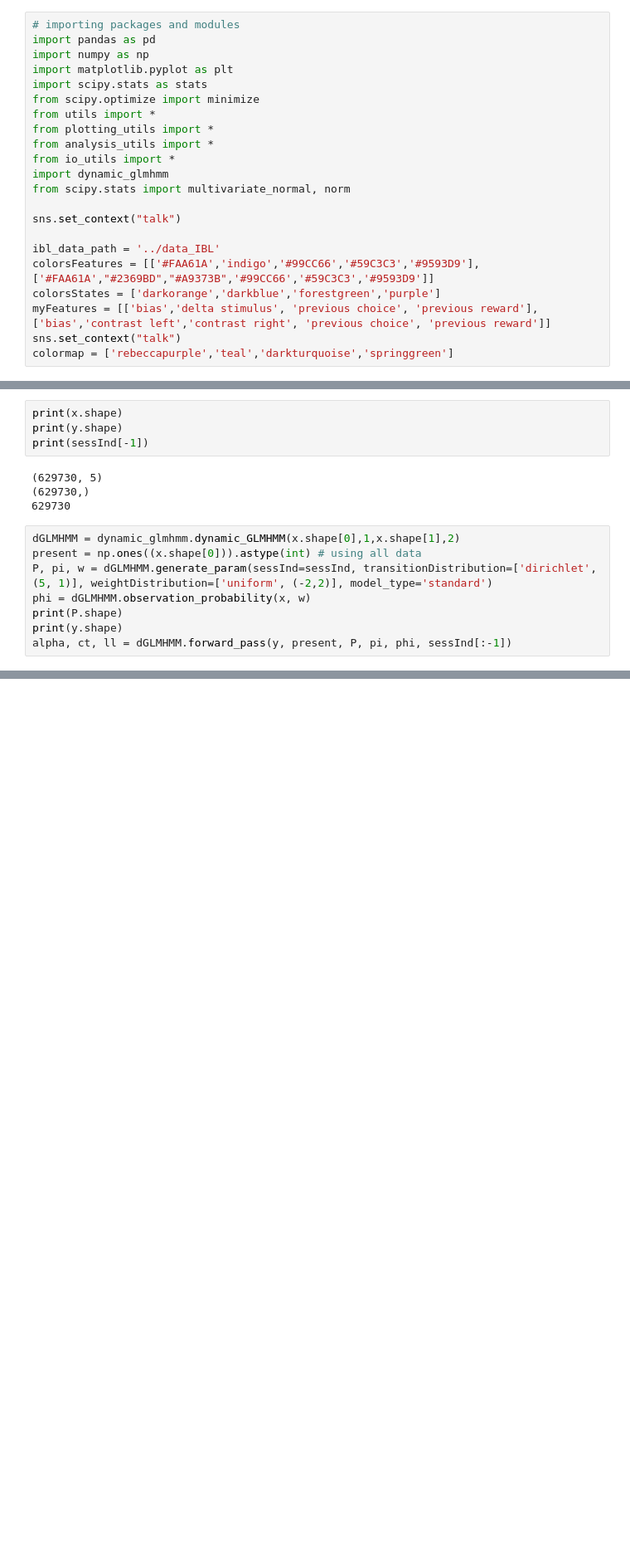
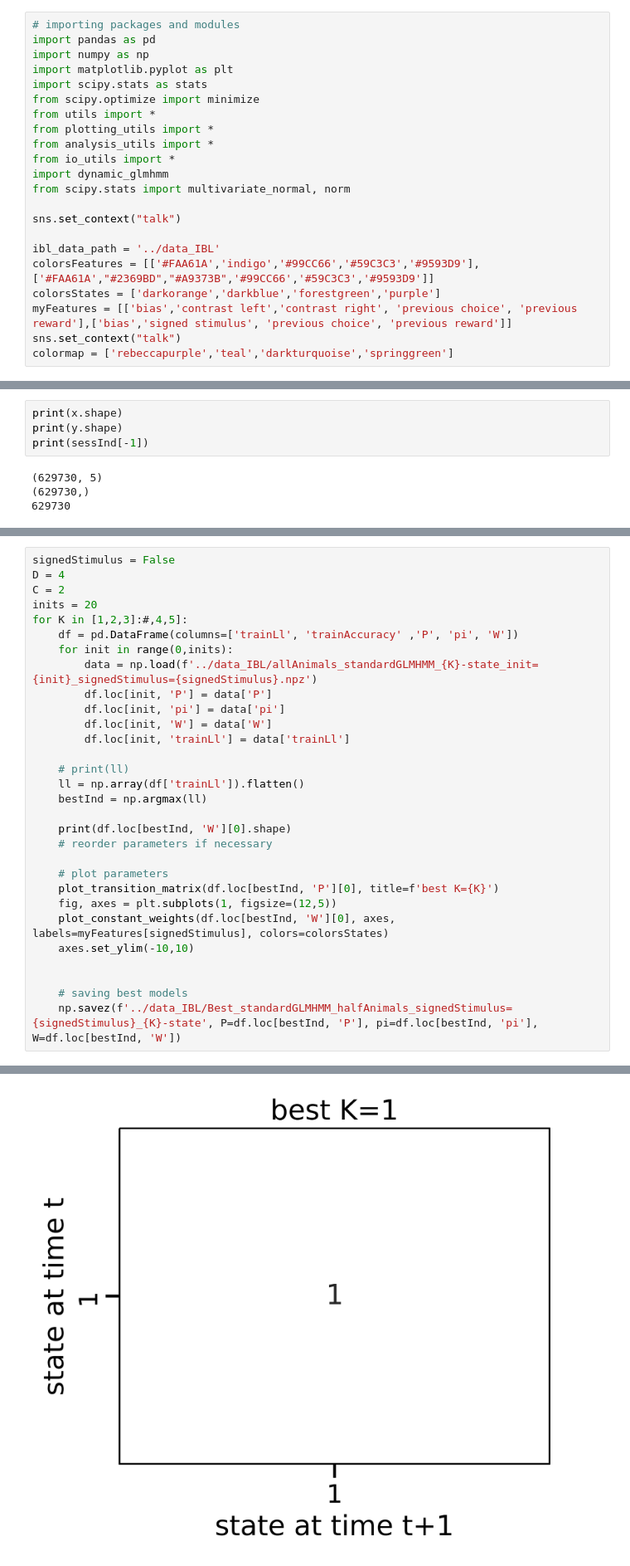
Before and after one commit to lenca56/dynamic_glmhmm, a Jupyter notebook: code/IBL_Fitting_and_Analysis.ipynb, the cells around one changed output, grey strips where cells are left out. Shown: that part at 83% size. Cells and saved outputs as stored; diff of their text form; blank space fills up the shorter version.

Commit message:
refitting standard GLMHMM for global dataset with witten animals and no tanh transformation

```diff
--- a/code/IBL_Fitting_and_Analysis.ipynb
+++ b/code/IBL_Fitting_and_Analysis.ipynb
@@ -17,7 +17,7 @@ sns.set_context("talk")
 ibl_data_path = '../data_IBL'
 colorsFeatures = [['#FAA61A','indigo','#99CC66','#59C3C3','#9593D9'],['#FAA61A',"#2369BD","#A9373B",'#99CC66','#59C3C3','#9593D9']]
 colorsStates = ['darkorange','darkblue','forestgreen','purple']
-myFeatures = [['bias','delta stimulus', 'previous choice', 'previous reward'],['bias','contrast left','contrast right', 'previous choice', 'previous reward']]
+myFeatures = [['bias','contrast left','contrast right', 'previous choice', 'previous reward'],['bias','signed stimulus', 'previous choice', 'previous reward']]
 sns.set_context("talk")
 colormap = ['rebeccapurple','teal','darkturquoise','springgreen']
 # %%
@@ -185,11 +195,3 @@ print(sessInd[-1])
 (629730, 5)
 (629730,)
 629730
-# %%
-dGLMHMM = dynamic_glmhmm.dynamic_GLMHMM(x.shape[0],1,x.shape[1],2)
-present = np.ones((x.shape[0])).astype(int) # using all data
-P, pi, w = dGLMHMM.generate_param(sessInd=sessInd, transitionDistribution=['dirichlet', (5, 1)], weightDistribution=['uniform', (-2,2)], model_type='standard')
-phi = dGLMHMM.observation_probability(x, w)
-print(P.shape)
-print(y.shape)
-alpha, ct, ll = dGLMHMM.forward_pass(y, present, P, pi, phi, sessInd[:-1])
@@ -198,0 +198,31 @@ alpha, ct, ll = dGLMHMM.forward_pass(y, present, P, pi, phi, sessInd[:-1])
+# %%
+signedStimulus = False
+D = 4
+C = 2
+inits = 20
+for K in [1,2,3]:#,4,5]:
+    df = pd.DataFrame(columns=['trainLl', 'trainAccuracy' ,'P', 'pi', 'W'])
+    for init in range(0,inits):
+        data = np.load(f'../data_IBL/allAnimals_standardGLMHMM_{K}-state_init={init}_signedStimulus={signedStimulus}.npz')
+        df.loc[init, 'P'] = data['P']
+        df.loc[init, 'pi'] = data['pi']
+        df.loc[init, 'W'] = data['W']
+        df.loc[init, 'trainLl'] = data['trainLl']
+
+    # print(ll)
+    ll = np.array(df['trainLl']).flatten()
+    bestInd = np.argmax(ll)
+
+    print(df.loc[bestInd, 'W'][0].shape)
+    # reorder parameters if necessary
+
+    # plot parameters
+    plot_transition_matrix(df.loc[bestInd, 'P'][0], title=f'best K={K}')
+    fig, axes = plt.subplots(1, figsize=(12,5))
+    plot_constant_weights(df.loc[bestInd, 'W'][0], axes, labels=myFeatures[signedStimulus], colors=colorsStates)
+    axes.set_ylim(-10,10)
+
+
+    # saving best models
+    np.savez(f'../data_IBL/Best_standardGLMHMM_halfAnimals_signedStimulus={signedStimulus}_{K}-state', P=df.loc[bestInd, 'P'], pi=df.loc[bestInd, 'pi'], W=df.loc[bestInd, 'W'])
+# %% [output]
@@ -198,0 +232 @@ alpha, ct, ll = dGLMHMM.forward_pass(y, present, P, pi, phi, sessInd[:-1])
+[figure, added]
```
Also changed, not shown: parts of 4 cells of this notebook, 3 other files.
